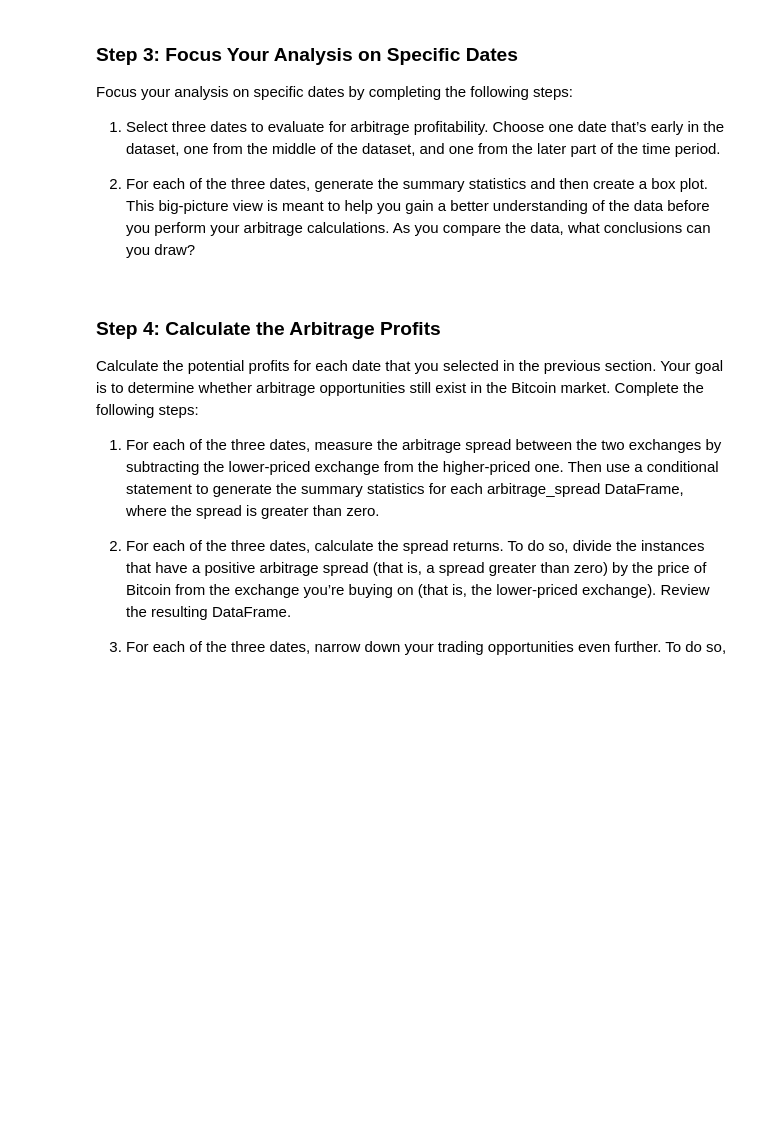
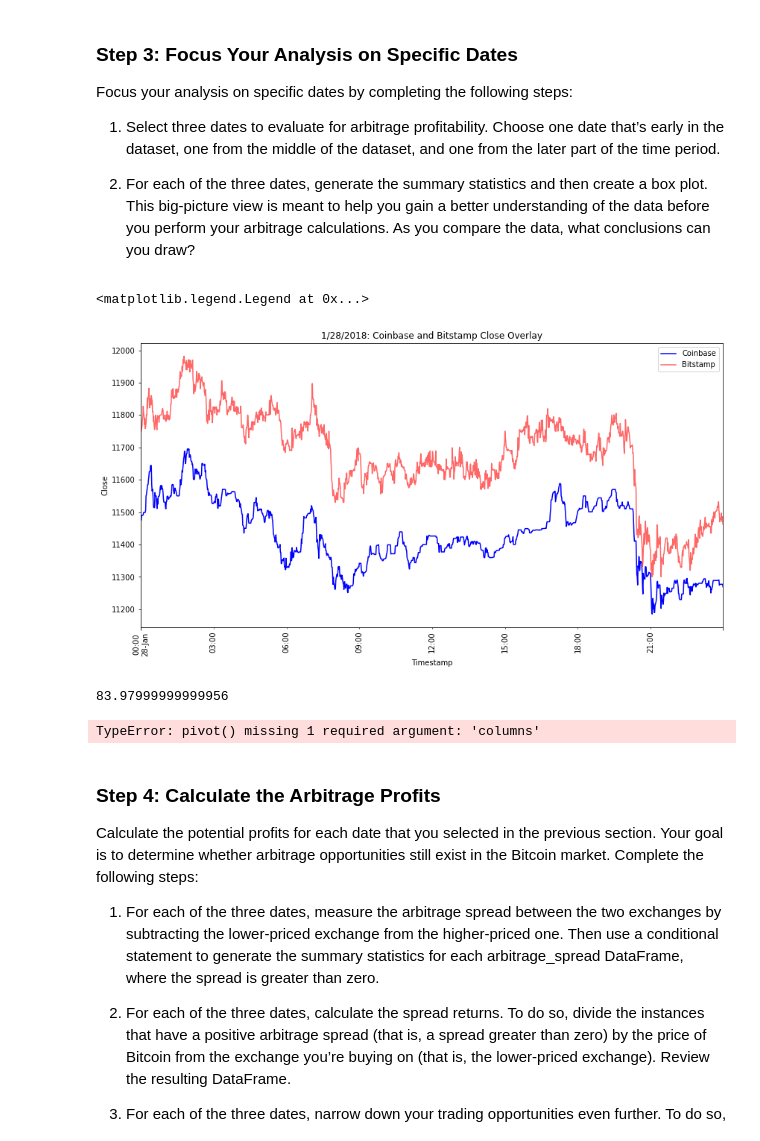
Before and after one commit to scottslusher/Crypto-Arbitrage, a Jupyter notebook: Starter_Code/Starter_Code/crypto_arbitrage.ipynb, the cells around one changed output. Saved outputs shown, nothing was run; the diff lists cells and outputs as text; code cells hidden in the pictures; blank space fills up the shorter version.

Commit message:
stuck on boxplot trying something new to fix

```diff
--- a/Starter_Code/Starter_Code/crypto_arbitrage.ipynb
+++ b/Starter_Code/Starter_Code/crypto_arbitrage.ipynb
@@ -322,17 +322,35 @@ Focus your analysis on specific dates by completing the following steps:
 # %%
 # Create an overlay plot that visualizes the two dataframes over a period of one day early in the dataset.
 # Be sure that the plots include the parameters `legend`, `figsize`, `title`, `color` and `label`
-# YOUR CODE HERE
+coinbase_sliced['Close'].loc['2018-01-28':'2018-01-28'].plot(figsize=(14,7), rot=90, color="blue")
+bitstamp_sliced['Close'].loc['2018-01-28':'2018-01-28'].plot(figsize=(14,7), title="1/28/2018: Coinbase and Bitstamp Close Overlay", rot=90, color="red", ylabel="Close", alpha=0.6).legend(["Coinbase", "Bitstamp"])
+# %% [output]
+<matplotlib.legend.Legend at 0x...>
+[figure, added]
 # %%
 # Using the early date that you have selected, calculate the arbitrage spread
 # by subtracting the bitstamp lower closing prices from the coinbase higher closing prices
-arbitrage_spread_early = # YOUR CODE HERE
+pch_coinbase = coinbase_sliced['Close'].loc['2018-01-28 00:05']
+sale_coinbase = coinbase_sliced['Close'].loc['2018-01-28 23:55']
+gainloss_coinbase = sale_coinbase - pch_coinbase
 
+short_sale_bitstamp = bitstamp_sliced['Close'].loc['2018-01-28 00:05']
+cover_pch_bitstamp = bitstamp_sliced['Close'].loc['2018-01-28 23:55']
+gainloss_bitstamp = short_sale_bitstamp - cover_pch_bitstamp
+
+arbitrage_spread_early = gainloss_coinbase + gainloss_bitstamp
+arbitrage_spread_early
 # Generate summary statistics for the early DataFrame
 # YOUR CODE HERE
+# %% [output]
+83.97999999999956
 # %%
 # Visualize the arbitrage spread from early in the dataset in a box plot
-# YOUR CODE HERE
+coinbase_boxplot = coinbase_sliced.loc['2018-01-28':'2018-01-28']
+coinbase_boxplot.pivot(index="Timestamp", columns='', values='Close')
+coinbase_boxplot.boxplot()
+# %% [output]
+TypeError: pivot() missing 1 required argument: 'columns'
 # %%
 # Create an overlay plot that visualizes the two dataframes over a period of one day from the middle of the dataset.
 # Be sure that the plots include the parameters `legend`, `figsize`, `title`, `color` and `label`
```
